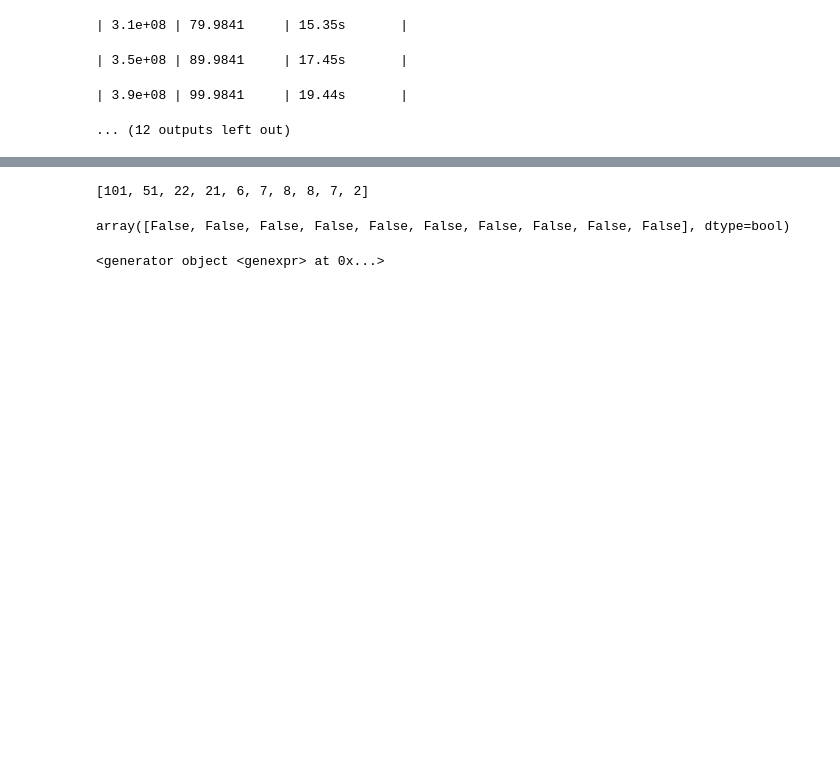
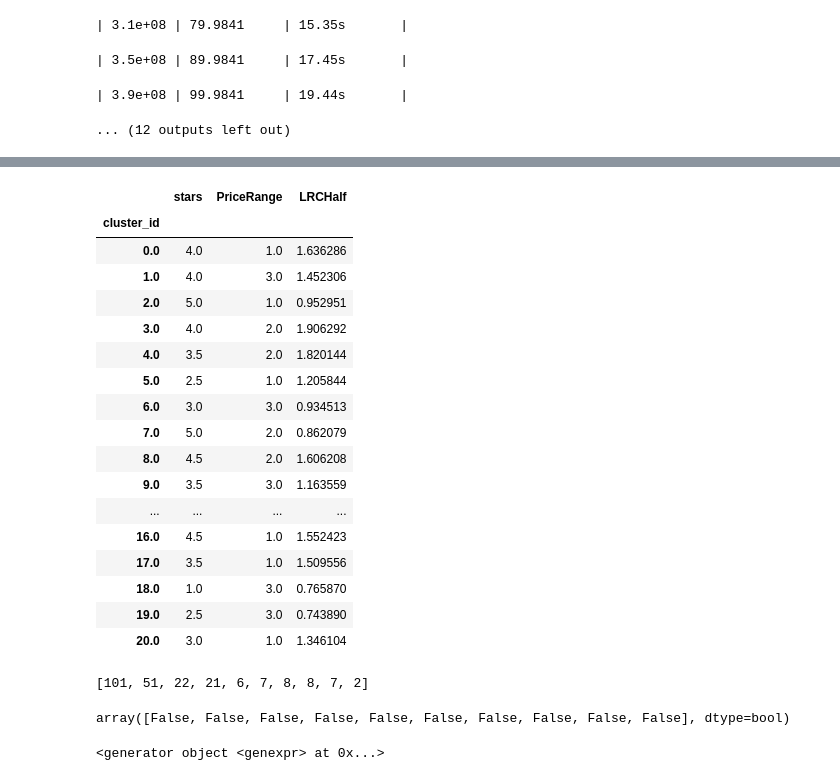
Before and after one commit to amy17519/nycdsa_capstone, a Jupyter notebook: 10_cluster/gldCapstonebiz.ipynb, the cells around one changed output, grey strips where cells are left out. Drawn from its saved outputs; the diff is of its cells as text; code cells hidden in the pictures; blank space fills up the shorter version.

```diff
--- a/10_cluster/gldCapstonebiz.ipynb
+++ b/10_cluster/gldCapstonebiz.ipynb
@@ -469,6 +528,3 @@ kmeans_model = graphlab.load_model('KMEANSModel25')
 ########### END KMEANS ANALYSIS ##################################
 # %%
 ########### START DBSCAN ANALYSIS ##################################
-# %%
-dbsmodel = gl.dbscan.create(kdatar, features=None, distance='euclidean',
-                 radius=0.2, min_core_neighbors=50, verbose=True)
@@ -542,3 +536,21 @@ cluster_id                              : Cluster label for each row in the inpu
+# %%
+### CREATE FUNCTION TO RUN MODEL AND REPORT SUMMARY AND CREATE CENTROID PLOT
+def RunDBSModel(data,label,dist=0.2,neighbors=50):
+    dbsmodel = gl.dbscan.create(data, features=None, distance='euclidean',
+                    radius=dist, min_core_neighbors=neighbors, verbose=True)
+    dbsmodel.summary()
+    centroids = Centroids(data.to_dataframe(),dbsmodel)
+
+    pointsize = map(math.sqrt,dbsmodel["cluster_id"].to_dataframe()["cluster_id"]
+                    .value_counts())
+#    pointsize = map(lambda x: (x-3)*10, pointsize)
+
+    plotcluster(centroids,pointsize,label)
+
+    print dbsmodel["cluster_id"].to_dataframe()["type"].value_counts()
+    print dbsmodel["cluster_id"].to_dataframe()["cluster_id"].value_counts()
+
+    return dbsmodel, centroid
 # %%
 ### DEFINE CENTROIDS FUNCTION
 # data is SFrame containing numeric data of features
@@ -638,10 +743 @@ number of reference data blocks: 4
-# %%
-### CREATE FUNCTION TO RUN MODEL AND REPORT SUMMARY AND CREATE CENTROID PLOT
-def RunDBSModel(data,label,dist=0.2):
-    dbsmodel = gl.dbscan.create(data, features=None, distance='euclidean',
-                    radius=dist, min_core_neighbors=50, verbose=True)
-    dbsmodel.summary()
-    centroid = Centroids(data.to_dataframe(),dbsmodel)
-    plotcluster(centroid,label)
-    return dbsmodel, centroid
 # %%
@@ -671,7 +748,7 @@ graphlab.data_structures.sframe.SFrame
 # %%
 ### SCENARIO: Distance = 0.20 LRCHalf
 
-dbsmodellrchalf2, centroid = RunDBSModel(kdatar['stars','PriceRange','LRCHalf'],
+dbsmodellrchalf2, centroids = RunDBSModel(kdatar['stars','PriceRange','LRCHalf'],
                                          'dist=0.2,LRCHalf',dist=0.2)
 # %% [output]
 Starting brute force nearest neighbors model training.
@@ -788,6 +842,27 @@ plt.plot(nclust)
 import pickle
 with open("centroids.pkl", 'wb') as f:
    pickle.dump(centroids, f)
+# %%
+centroids
+# %% [output]
+|  | stars | PriceRange | LRCHalf |
+| cluster_id |  |  |  |
+| 0.0 | 4.0 | 1.0 | 1.636286 |
+| 1.0 | 4.0 | 3.0 | 1.452306 |
+| 2.0 | 5.0 | 1.0 | 0.952951 |
+| 3.0 | 4.0 | 2.0 | 1.906292 |
+| 4.0 | 3.5 | 2.0 | 1.820144 |
+| 5.0 | 2.5 | 1.0 | 1.205844 |
+| 6.0 | 3.0 | 3.0 | 0.934513 |
+| 7.0 | 5.0 | 2.0 | 0.862079 |
+| 8.0 | 4.5 | 2.0 | 1.606208 |
+| 9.0 | 3.5 | 3.0 | 1.163559 |
+| ... | ... | ... | ... |
+| 16.0 | 4.5 | 1.0 | 1.552423 |
+| 17.0 | 3.5 | 1.0 | 1.509556 |
+| 18.0 | 1.0 | 3.0 | 0.765870 |
+| 19.0 | 2.5 | 3.0 | 0.743890 |
+| 20.0 | 3.0 | 1.0 | 1.346104 |
 # %%
 ### SAVE BIZ DATA FOR MODEL
 biz4 = restodata[[1,12,14,15]]
```
Also changed, not shown: parts of 28 cells of this notebook, 1 other file.
